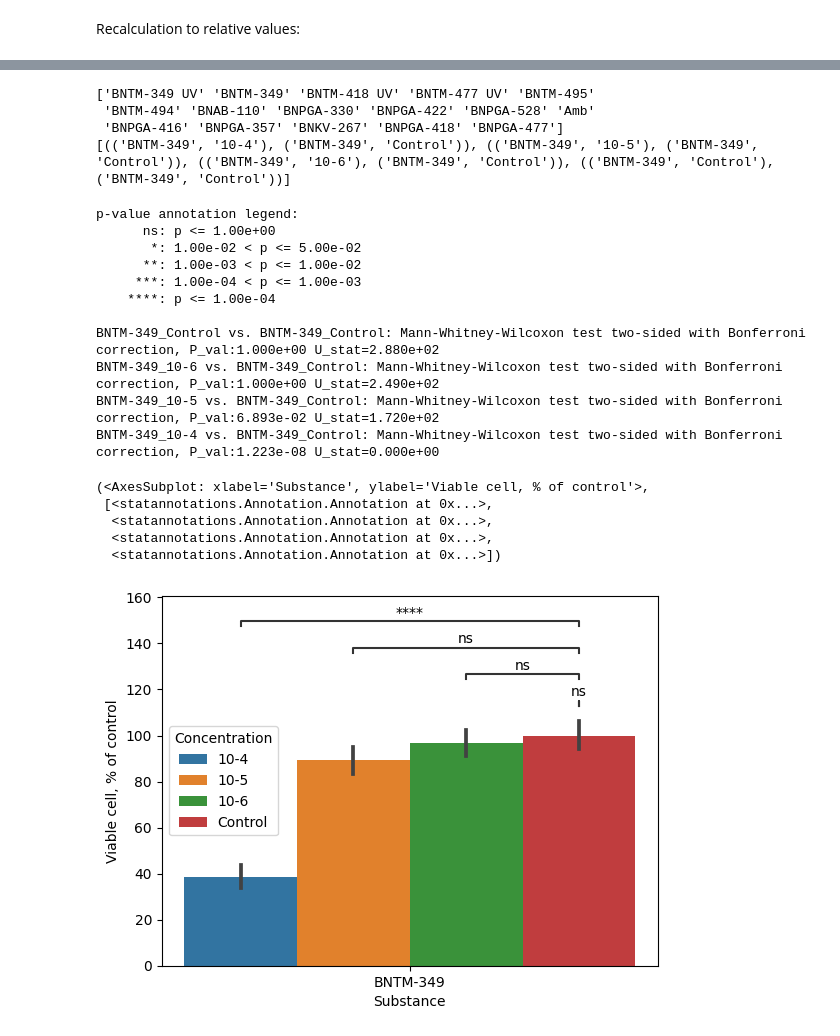
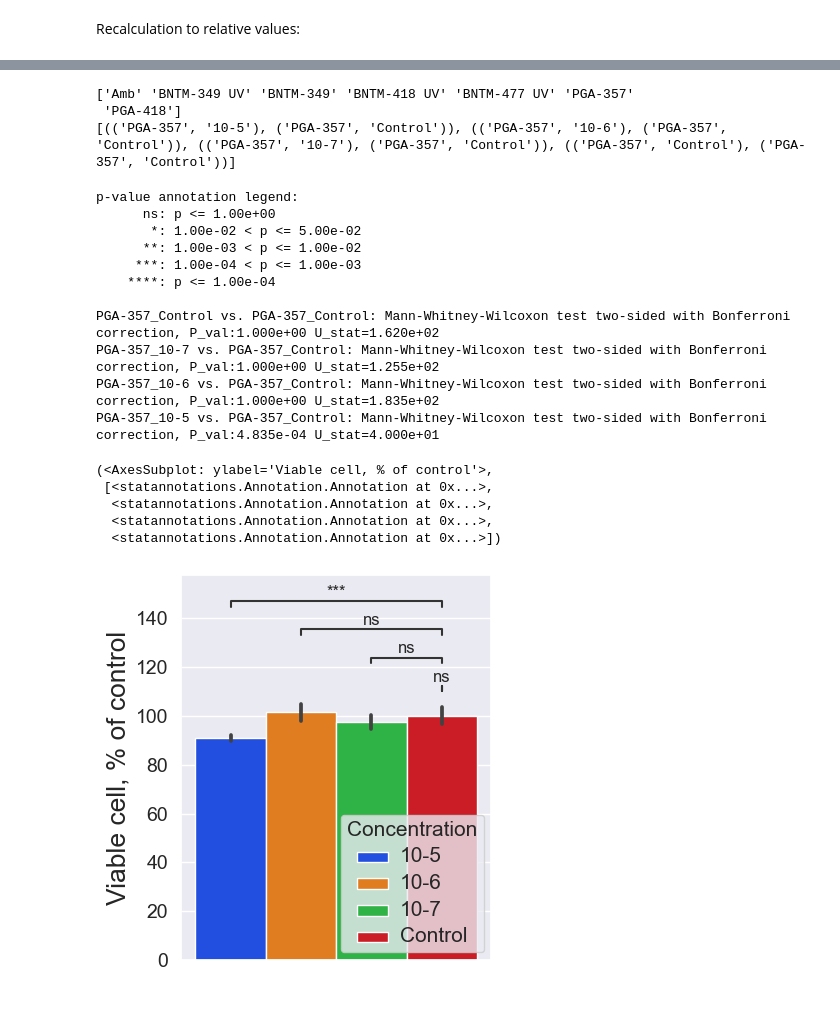
Before and after one commit to arteys/MTT_assay_multi, a Jupyter notebook: MTT_assay_multi.ipynb, the cells around one changed output, grey strips where cells are left out. Drawn from its saved outputs; the diff is of its cells as text; code cells hidden in the pictures; blank space fills up the shorter version.

```diff
--- a/MTT_assay_multi.ipynb
+++ b/MTT_assay_multi.ipynb
@@ -19,7 +20,7 @@ def excel_to_pd(data_pd,data_pd_i,current_pd, cell_type, substance):
     return data_pd
 # %%
 
-folder_path = "D:\\Минин\\Converted\\Belskaya"
+folder_path = "C:\\Users\\Modern\\Desktop\\Бельская\\Converted"
 
 files = []
 for (dirpath, dirnames, filenames) in walk(folder_path):
@@ -117,7 +118,7 @@ See the caveats in the documentation: https://pandas.pydata.org/pandas-docs/stab
 unique_substances= data['Substance'].unique()
 print(unique_substances)
 
-extracted_data = data[(data['Substance'] == 'BNTM-349')].copy()
+extracted_data = data[(data['Substance'] == 'PGA-357')].copy()
 
 unique_concentrations= extracted_data['Concentration'].unique()
 unique_substances= extracted_data['Substance'].unique()
@@ -132,32 +133,43 @@ for subst in unique_substances:
 
 print(pairs)
 # %% [output]
-['BNTM-349 UV' 'BNTM-349' 'BNTM-418 UV' 'BNTM-477 UV' 'BNTM-495'
- 'BNTM-494' 'BNAB-110' 'BNPGA-330' 'BNPGA-422' 'BNPGA-528' 'Amb'
- 'BNPGA-416' 'BNPGA-357' 'BNKV-267' 'BNPGA-418' 'BNPGA-477']
-[(('BNTM-349', '10-4'), ('BNTM-349', 'Control')), (('BNTM-349', '10-5'), ('BNTM-349', 'Control')), (('BNTM-349', '10-6'), ('BNTM-349', 'Control')), (('BNTM-349', 'Control'), ('BNTM-349', 'Control'))]
+['Amb' 'BNTM-349 UV' 'BNTM-349' 'BNTM-418 UV' 'BNTM-477 UV' 'PGA-357'
+ 'PGA-418']
+[(('PGA-357', '10-5'), ('PGA-357', 'Control')), (('PGA-357', '10-6'), ('PGA-357', 'Control')), (('PGA-357', '10-7'), ('PGA-357', 'Control')), (('PGA-357', 'Control'), ('PGA-357', 'Control'))]
 # %%
-ax = sns.barplot(data = extracted_data, x = 'Substance', y = 'Relative', hue = 'Concentration')
-ax.set(xlabel='Substance', ylabel='Viable cell, % of control')
+ax = sns.barplot(data = extracted_data, x = 'Substance', y = 'Relative', hue = 'Concentration',palette='bright')
+
+sns.set_style("dark")
+sns.set(rc={'figure.figsize':(4,5)})
+
+ax.legend(loc='lower right', title='Concentration')
+plt.setp(ax.get_legend().get_texts(), fontsize='15')
+plt.setp(ax.get_legend().get_title(), fontsize='15')
+
+ax.set(xlabel=None, ylabel='Viable cell, % of control')
+ax.set(xticklabels=[])
+ax.yaxis.get_label().set_fontsize(19)
+ax.xaxis.get_label().set_fontsize(19)
+ax.tick_params(axis='y', which='major', labelsize=14)
 
 annotator = Annotator(ax, pairs, data=extracted_data, x = 'Substance', y = 'Relative', hue = 'Concentration')
 annotator.configure(test='Mann-Whitney', text_format='star', loc='inside', comparisons_correction="Bonferroni")
 annotator.apply_and_annotate()
 # %% [output]
 p-value annotation legend:
       ns: p <= 1.00e+00
        *: 1.00e-02 < p <= 5.00e-02
       **: 1.00e-03 < p <= 1.00e-02
      ***: 1.00e-04 < p <= 1.00e-03
     ****: p <= 1.00e-04
 
-BNTM-349_Control vs. BNTM-349_Control: Mann-Whitney-Wilcoxon test two-sided with Bonferroni correction, P_val:1.000e+00 U_stat=2.880e+02
-BNTM-349_10-6 vs. BNTM-349_Control: Mann-Whitney-Wilcoxon test two-sided with Bonferroni correction, P_val:1.000e+00 U_stat=2.490e+02
-BNTM-349_10-5 vs. BNTM-349_Control: Mann-Whitney-Wilcoxon test two-sided with Bonferroni correction, P_val:6.893e-02 U_stat=1.720e+02
-BNTM-349_10-4 vs. BNTM-349_Control: Mann-Whitney-Wilcoxon test two-sided with Bonferroni correction, P_val:1.223e-08 U_stat=0.000e+00
+PGA-357_Control vs. PGA-357_Control: Mann-Whitney-Wilcoxon test two-sided with Bonferroni correction, P_val:1.000e+00 U_stat=1.620e+02
+PGA-357_10-7 vs. PGA-357_Control: Mann-Whitney-Wilcoxon test two-sided with Bonferroni correction, P_val:1.000e+00 U_stat=1.255e+02
+PGA-357_10-6 vs. PGA-357_Control: Mann-Whitney-Wilcoxon test two-sided with Bonferroni correction, P_val:1.000e+00 U_stat=1.835e+02
+PGA-357_10-5 vs. PGA-357_Control: Mann-Whitney-Wilcoxon test two-sided with Bonferroni correction, P_val:4.835e-04 U_stat=4.000e+01
-(<AxesSubplot: xlabel='Substance', ylabel='Viable cell, % of control'>,
+(<AxesSubplot: ylabel='Viable cell, % of control'>,
  [<statannotations.Annotation.Annotation at 0x...>,
   <statannotations.Annotation.Annotation at 0x...>,
   <statannotations.Annotation.Annotation at 0x...>,
   <statannotations.Annotation.Annotation at 0x...>])
-[figure, old version]
+[figure, new version]
```
Also changed, not shown: parts of 5 cells of this notebook, 3 other files.
